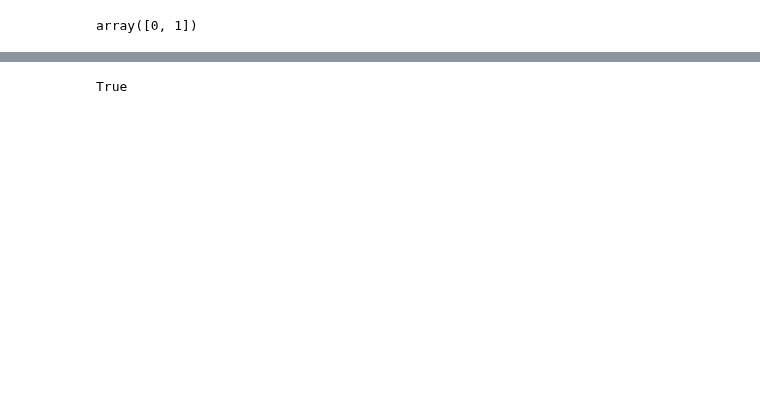
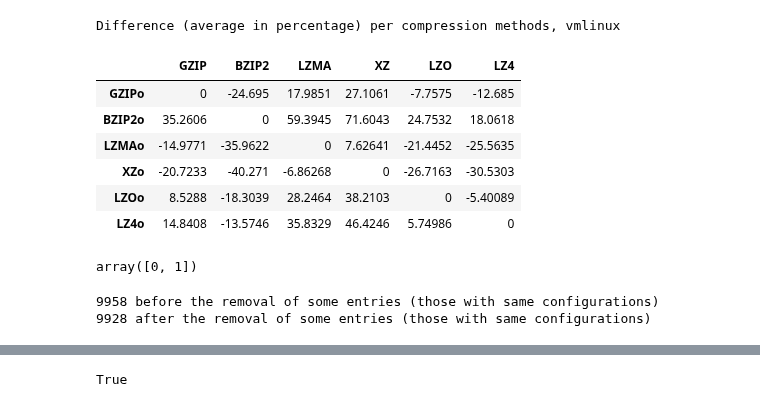
Before and after one commit to garandria/ProjetIrma, a Jupyter notebook: csv_kernels/TUXML-basic.ipynb, the cells around one changed output, grey strips where cells are left out. Saved outputs shown, nothing was run; the diff lists cells and outputs as text; code cells hidden in the pictures; blank space fills up the shorter version.

Commit message:
LZO learning + correlation

```diff
--- a/csv_kernels/TUXML-basic.ipynb
+++ b/csv_kernels/TUXML-basic.ipynb
@@ -93,3 +124,66 @@ tuxdata[:5]
+# %%
+import scipy.stats
+import seaborn as sns
+
+
+size_methods = ["vmlinux", "GZIP-bzImage", "GZIP-vmlinux", "GZIP", "BZIP2-bzImage",
+              "BZIP2-vmlinux", "BZIP2", "LZMA-bzImage", "LZMA-vmlinux", "LZMA", "XZ-bzImage", "XZ-vmlinux", "XZ",
+              "LZO-bzImage", "LZO-vmlinux", "LZO", "LZ4-bzImage", "LZ4-vmlinux", "LZ4"]
+n_size_methods = len(size_methods)
+
+cm = sns.light_palette("green", as_cmap=True)
+pd.DataFrame.corr(rawtuxdata[size_methods]).style.set_caption('Correlations between size measures').background_gradient(cmap=cm)
+
+
+
+
+
+def color_negative_positive(val, pcolor="green", ncolor="red"):
+    """
+    Takes a scalar and returns a string with
+    the css property `'color: red'` for negative
+    strings, black otherwise.
+    """
+    color = pcolor if val > 0 else ncolor
+    if val == 0:
+        color = 'black'
+    return 'color: %s' % color
+
+compress_methods = ["GZIP", "BZIP2", "LZMA", "XZ", "LZO", "LZ4"]
+def compareCompress(size_measure_of_interest): #"" # "-vmlinux" #"-bzImage" # prefix
+    rCompressDiff = pd.DataFrame(index=list(map(lambda c: c + "o", compress_methods)) , columns=compress_methods)
+    for compress_method in compress_methods:
+        for compress_method2 in compress_methods:
+            rCompressDiff.loc[compress_method + "o"][compress_method2] = (np.mean(rawtuxdata[compress_method + size_measure_of_interest] / rawtuxdata[compress_method2 + size_measure_of_interest]) * 100) - 100
+    return rCompressDiff
+
+#cmy = sns.light_palette("red", as_cmap=True)
+compareCompress("").style.set_caption('Difference (average in percentage) per compression methods').applymap(color_negative_positive)
+compareCompress("-bzImage").style.set_caption('Difference (average in percentage) per compression methods, bzImage').applymap(color_negative_positive)
+compareCompress("-vmlinux").style.set_caption('Difference (average in percentage) per compression methods, vmlinux').applymap(color_negative_positive)
+
+#(rawtuxdata["XZ-vmlinux"] - rawtuxdata["BZIP2-vmlinux"]).plot.box()
+#corr_sizes = [[0 for x in range(n_size_methods)] for y in range(n_size_methods)]
+#i = 0
+#j = 0
+#for size_method in size_methods:
+#    csize = rawtuxdata[size_method]
+#    for osize_method in size_methods:
+#        if size_method != osize_method:
+#            osize = rawtuxdata[osize_method]
+#            pcorr = scipy.stats.pearsonr(csize, osize)[0]
+#            corr_sizes[i][j] = pcorr
+#        j = j + 1
+#    i = i + 1
+# %% [output]
+Difference (average in percentage) per compression methods, vmlinux
+|  | GZIP | BZIP2 | LZMA | XZ | LZO | LZ4 |
+| GZIPo | 0 | -24.695 | 17.9851 | 27.1061 | -7.7575 | -12.685 |
+| BZIP2o | 35.2606 | 0 | 59.3945 | 71.6043 | 24.7532 | 18.0618 |
+| LZMAo | -14.9771 | -35.9622 | 0 | 7.62641 | -21.4452 | -25.5635 |
+| XZo | -20.7233 | -40.271 | -6.86268 | 0 | -26.7163 | -30.5303 |
+| LZOo | 8.5288 | -18.3039 | 28.2464 | 38.2103 | 0 | -5.40089 |
+| LZ4o | 14.8408 | -13.5746 | 35.8329 | 46.4246 | 5.74986 | 0 |
 # %%
 #from category_encoders import *
 from sklearn.preprocessing import *
@@ -128,4 +223,13 @@ tuxdata.drop_duplicates(subset=["vmlinux"], inplace=True)
 tuxdata['DEBUG_INFO'].unique()
 # %% [output]
 array([0, 1])
+# %%
+# remove entries with same configurations
+print(str(len(tuxdata)) + " before the removal of some entries (those with same configurations)")
+# tuxdata.drop_duplicates(subset=tuxdata.columns.difference(['vmlinux']), inplace=True)
+tuxdata.drop_duplicates(subset=tuxdata.columns.difference(['LZO']), inplace=True)
+print(str(len(tuxdata)) + " after the removal of some entries (those with same configurations)")
+# %% [output]
+9958 before the removal of some entries (those with same configurations)
+9928 after the removal of some entries (those with same configurations)
 # %%
```
Also changed, not shown: parts of 10 cells of this notebook, 1 other file.
